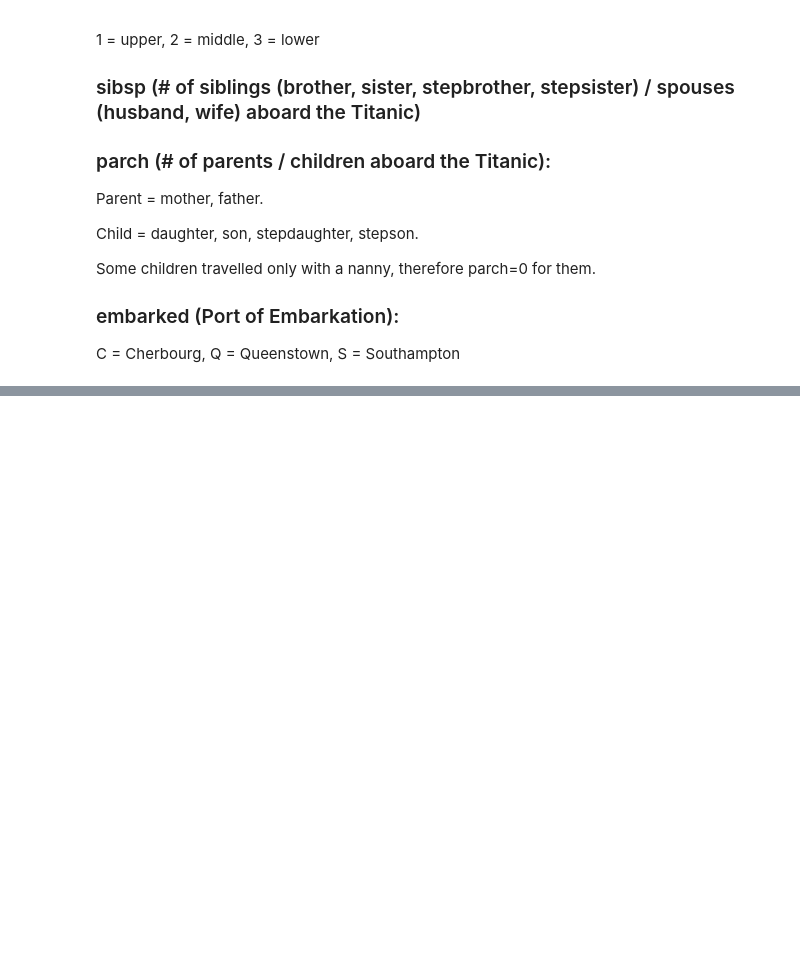
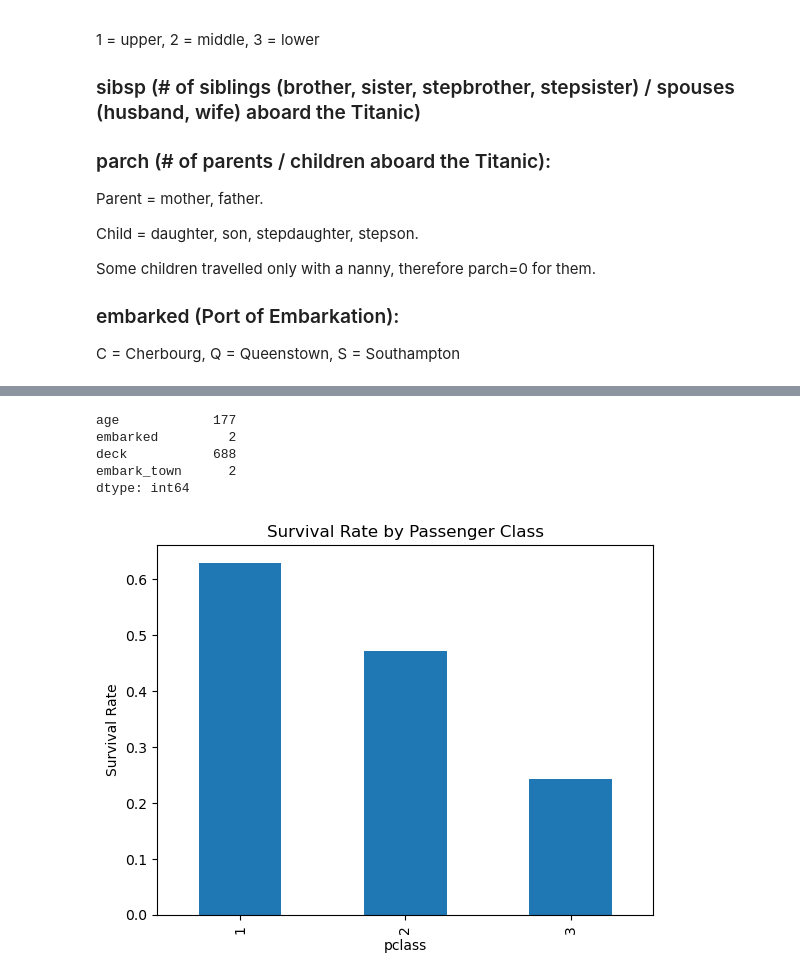
Before and after one commit to chance-roberts/DATA6550-Visualization, a Jupyter notebook: Code/Brown/BrownA_Visualization.ipynb, the cells around one changed output, grey strips where cells are left out. Saved outputs shown, nothing was run; the diff lists cells and outputs as text; code cells hidden in the pictures; blank space fills up the shorter version.

```diff
--- a/Code/Brown/BrownA_Visualization.ipynb
+++ b/Code/Brown/BrownA_Visualization.ipynb
@@ -62,0 +85,28 @@ memory usage: 80.7+ KB
+# %%
+### Titanic Data
+
+missing_values = titanic.isnull().sum()
+
+print(missing_values[missing_values > 0])
+
+#### check for missing values
+# %% [output]
+age            177
+embarked         2
+deck           688
+embark_town      2
+dtype: int64
+# %%
+## Good Visualizations
+
+survival_rate_class = titanic.groupby('pclass')['survived'].mean()
+survival_rate_class.plot(kind='bar', title="Survival Rate by Passenger Class")
+plt.ylabel("Survival Rate")
+plt.show()
+
+### Survival Rate by Passenger Class (Bar Chart)
+
+### Why it’s good: It accurately displays the distribution of survival rates across different passenger classes (1st, 2nd, 3rd). A bar chart is clear and makes it easy to compare these categories.
+### Visualization: A simple bar plot comparing the survival rates across each class.
+# %% [output]
+[figure, added]
```
Also changed, not shown: parts of 11 cells of this notebook.
